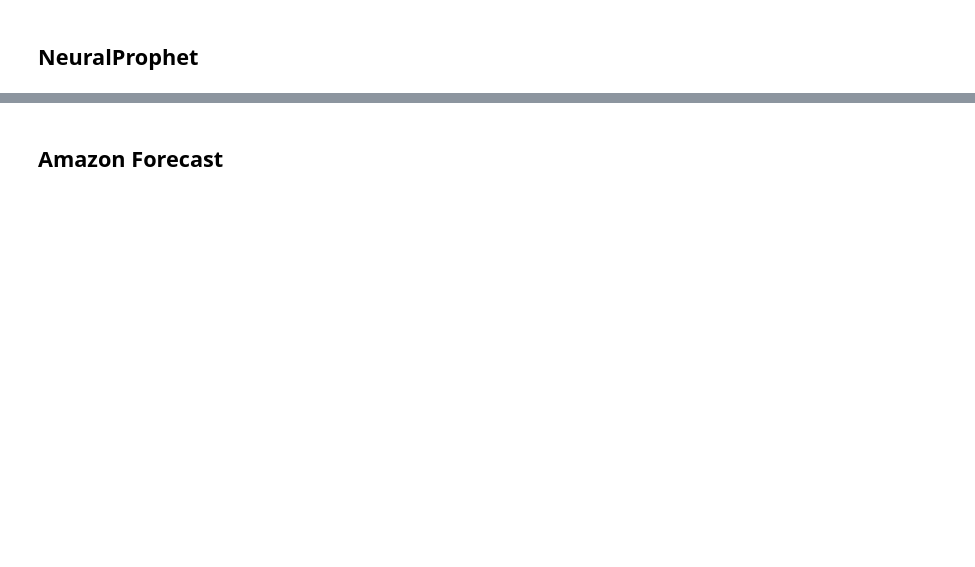
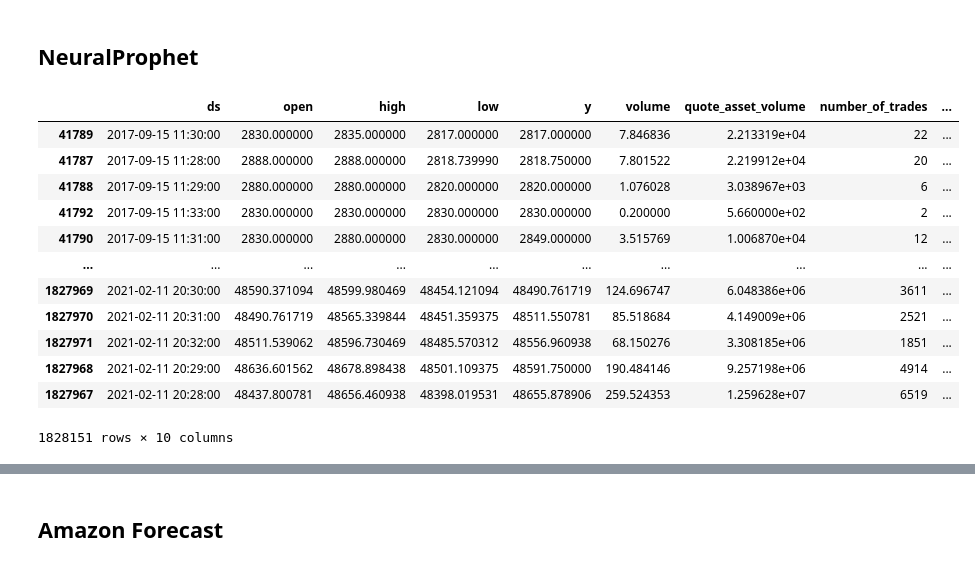
Before and after one commit to Jeffrey-shipping-it/Crypto-time-series, a Jupyter notebook: notebooks/modelling.ipynb, the cells around one changed output, grey strips where cells are left out. Saved outputs shown, nothing was run; the diff lists cells and outputs as text; code cells hidden in the pictures; blank space fills up the shorter version.

```diff
--- a/notebooks/modelling.ipynb
+++ b/notebooks/modelling.ipynb
@@ -516,0 +586,18 @@ def prophet_gridsearch(changepoint_range, cutoff_val, df_active, dfpr, horizon,
+# %%
+df = BTC.reset_index().rename(columns={'close': 'y', 'open_time': 'ds'})
+# %%
+df.sort_values('y')
+# %% [output]
+|  | ds | open | high | low | y | volume | quote_asset_volume | number_of_trades | ... |
+| 41789 | 2017-09-15 11:30:00 | 2830.000000 | 2835.000000 | 2817.000000 | 2817.000000 | 7.846836 | 2.213319e+04 | 22 | ... |
+| 41787 | 2017-09-15 11:28:00 | 2888.000000 | 2888.000000 | 2818.739990 | 2818.750000 | 7.801522 | 2.219912e+04 | 20 | ... |
+| 41788 | 2017-09-15 11:29:00 | 2880.000000 | 2880.000000 | 2820.000000 | 2820.000000 | 1.076028 | 3.038967e+03 | 6 | ... |
+| 41792 | 2017-09-15 11:33:00 | 2830.000000 | 2830.000000 | 2830.000000 | 2830.000000 | 0.200000 | 5.660000e+02 | 2 | ... |
+| 41790 | 2017-09-15 11:31:00 | 2830.000000 | 2880.000000 | 2830.000000 | 2849.000000 | 3.515769 | 1.006870e+04 | 12 | ... |
+| ... | ... | ... | ... | ... | ... | ... | ... | ... | ... |
+| 1827969 | 2021-02-11 20:30:00 | 48590.371094 | 48599.980469 | 48454.121094 | 48490.761719 | 124.696747 | 6.048386e+06 | 3611 | ... |
+| 1827970 | 2021-02-11 20:31:00 | 48490.761719 | 48565.339844 | 48451.359375 | 48511.550781 | 85.518684 | 4.149009e+06 | 2521 | ... |
+| 1827971 | 2021-02-11 20:32:00 | 48511.539062 | 48596.730469 | 48485.570312 | 48556.960938 | 68.150276 | 3.308185e+06 | 1851 | ... |
+| 1827968 | 2021-02-11 20:29:00 | 48636.601562 | 48678.898438 | 48501.109375 | 48591.750000 | 190.484146 | 9.257198e+06 | 4914 | ... |
+| 1827967 | 2021-02-11 20:28:00 | 48437.800781 | 48656.460938 | 48398.019531 | 48655.878906 | 259.524353 | 1.259628e+07 | 6519 | ... |
+1828151 rows × 10 columns
```
Also changed, not shown: parts of 32 cells of this notebook.
